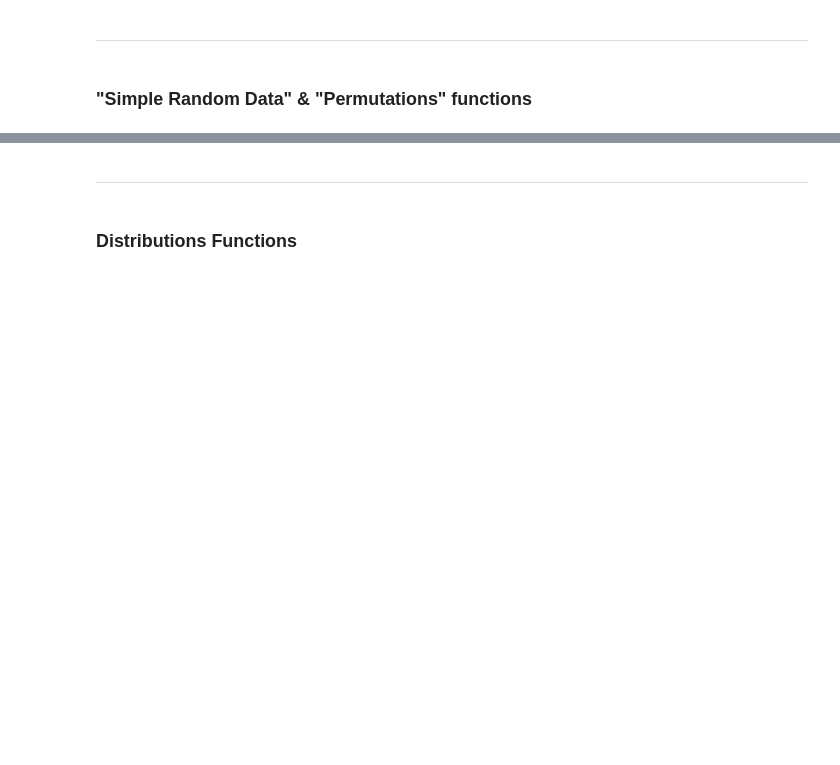
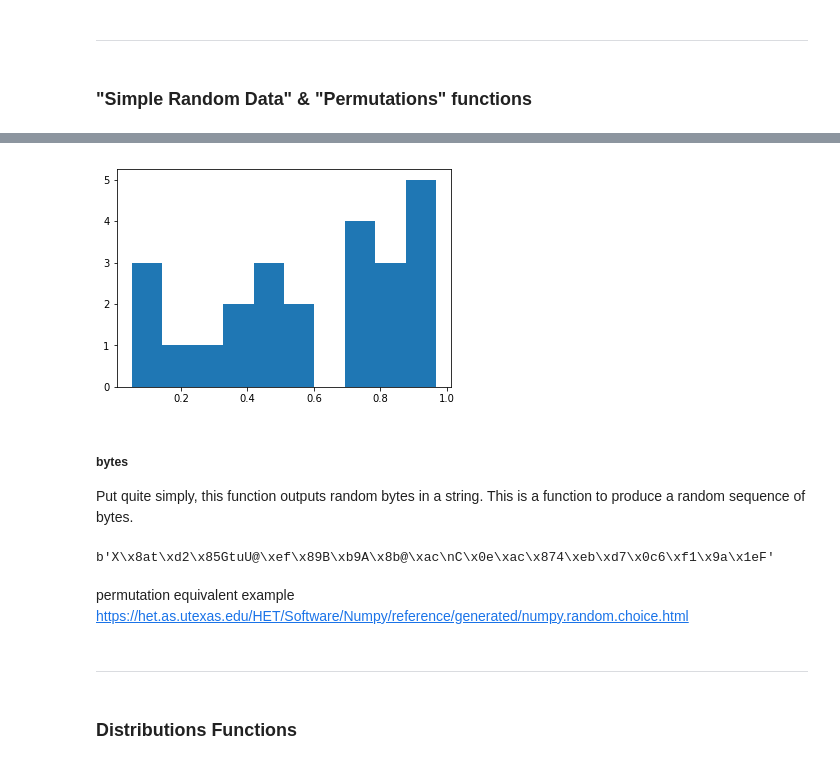
Before and after one commit to vwalsh86/Prog-for-DA-Practical-Work, a Jupyter notebook: numpy-random.ipynb, the cells around one changed output, grey strips where cells are left out. Saved outputs shown, nothing was run; the diff lists cells and outputs as text; code cells hidden in the pictures; blank space fills up the shorter version.

```diff
--- a/numpy-random.ipynb
+++ b/numpy-random.ipynb
@@ -84,3 +188,20 @@ https://www.numpy.org/devdocs/reference/routines.random.html#routines-random
+# %%
+x = np.random.rand (24)
+plt.hist(x)
+plt.show()
+# %% [output]
+[figure, added]
+# %% [markdown]
+##### bytes
+
+Put quite simply, this function outputs random bytes in a string.
+This is a function to produce a random sequence of bytes.
+# %%
+np.random.bytes(32)
+# %% [output]
+b'X\x8at\xd2\x85GtuU@\xef\x89B\xb9A\x8b@\xac\nC\x0e\xac\x874\xeb\xd7\x0c6\xf1\x9a\x1eF'
+# %% [markdown]
+permutation equivalent example https://het.as.utexas.edu/HET/Software/Numpy/reference/generated/numpy.random.choice.html
 # %% [markdown]
 --------------------------
 # %% [markdown]
```
Also changed, not shown: parts of 42 cells of this notebook, 1 other file.
